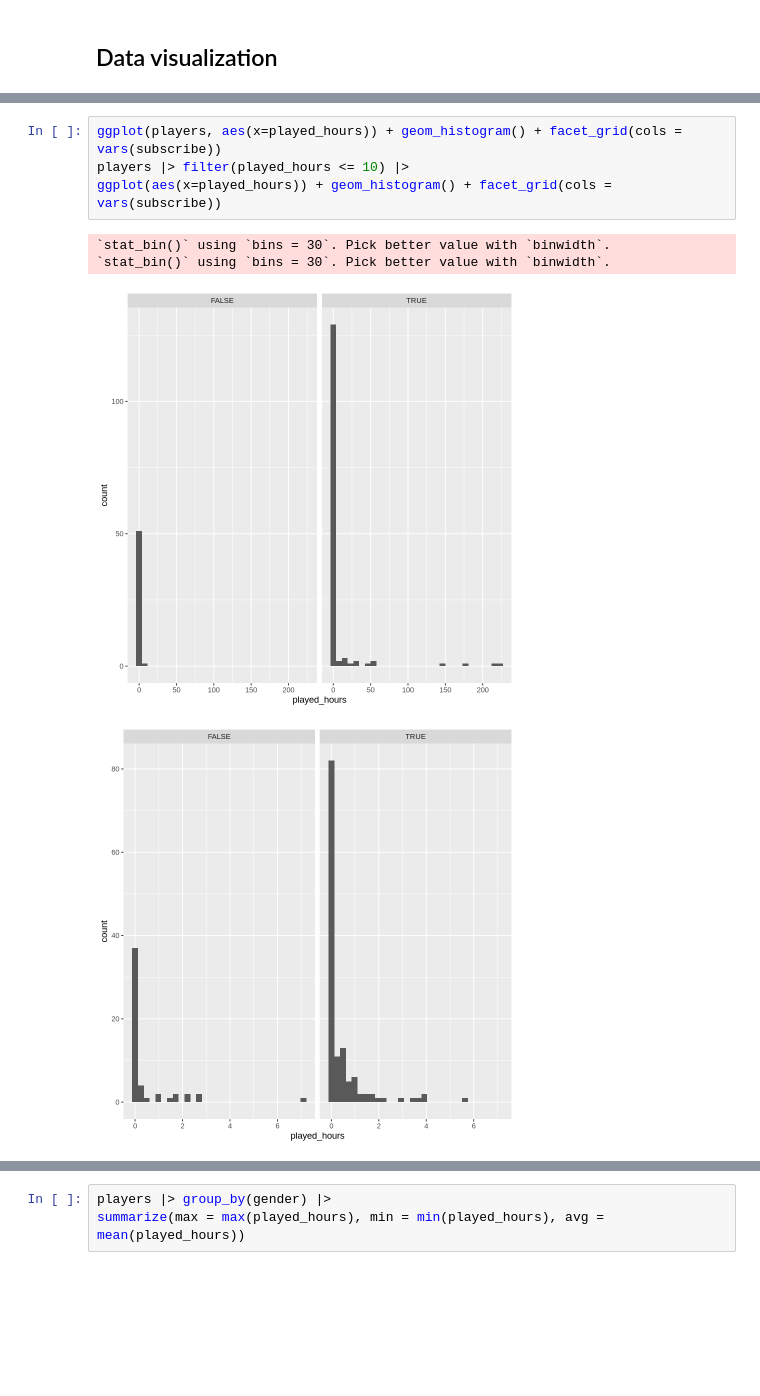
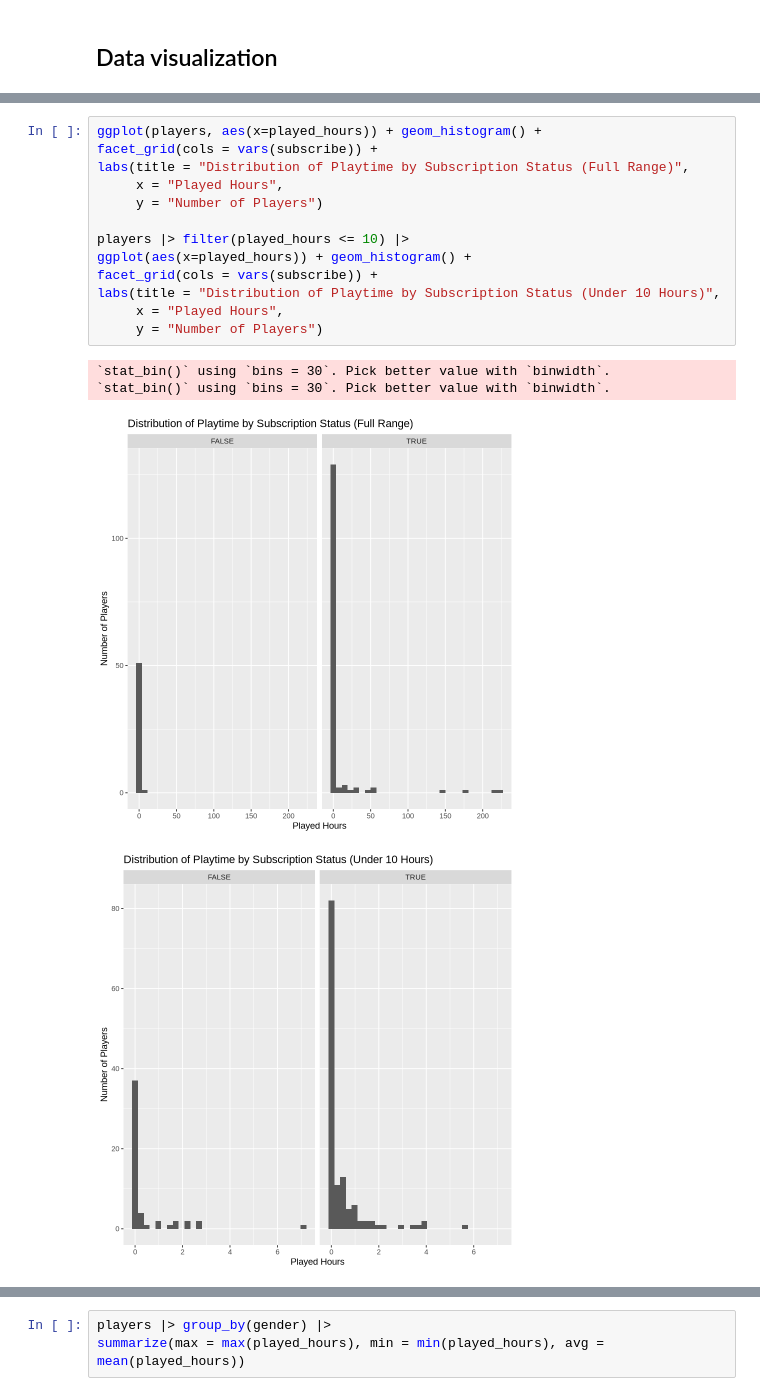
Before and after one commit to lsqolivia/THE-FINAL-dsci-project, a Jupyter notebook: dsci project.ipynb, the cells around one changed output, grey strips where cells are left out. Saved outputs shown, nothing was run; the diff lists cells and outputs as text; blank space fills up the shorter version.

```diff
--- a/dsci project.ipynb
+++ b/dsci project.ipynb
@@ -115,9 +130,18 @@ ggplot(players, aes(x=subscribe)) + geom_bar(aes(fill=experience), position="dod
 # %%
-ggplot(players, aes(x=played_hours)) + geom_histogram() + facet_grid(cols = vars(subscribe))
+ggplot(players, aes(x=played_hours)) + geom_histogram() +
+facet_grid(cols = vars(subscribe)) +
+labs(title = "Distribution of Playtime by Subscription Status (Full Range)",
+     x = "Played Hours",
+     y = "Number of Players")
+
 players |> filter(played_hours <= 10) |>
-ggplot(aes(x=played_hours)) + geom_histogram() + facet_grid(cols = vars(subscribe))
+ggplot(aes(x=played_hours)) + geom_histogram() +
+facet_grid(cols = vars(subscribe)) +
+labs(title = "Distribution of Playtime by Subscription Status (Under 10 Hours)",
+     x = "Played Hours",
+     y = "Number of Players")
 # %% [output]
 `stat_bin()` using `bins = 30`. Pick better value with `binwidth`.
 `stat_bin()` using `bins = 30`. Pick better value with `binwidth`.
-[figure, old version]
+[figure, new version]
-[figure, old version]
+[figure, new version]
```
Also changed, not shown: parts of 9 cells of this notebook.
